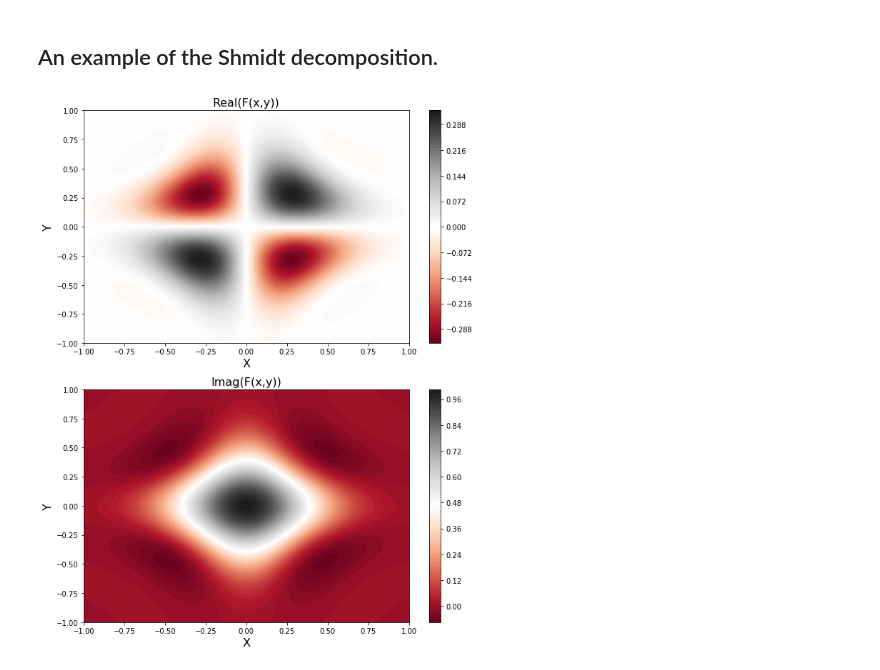
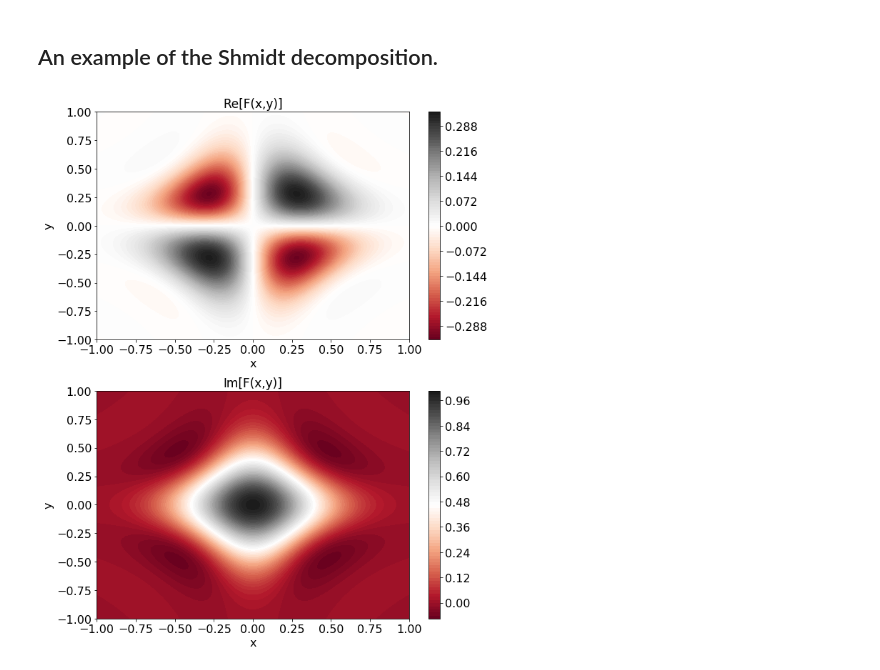
Before and after one commit to matthewR1993/shmidt_decompose, a Jupyter notebook: example.ipynb, the cells around one changed output. Drawn from its saved outputs; the diff is of its cells as text; code cells hidden in the pictures.

```diff
--- a/example.ipynb
+++ b/example.ipynb
@@ -10,33 +10,40 @@ from shmidt import shmidt_decomp
 # %%
 
 def f(x, y):
     return np.exp(-(x**2 + y**2)/0.2) * (np.sin(x*y/0.1) + 1j * np.cos(x*y/0.1))
 
 grd = 100
 x = np.linspace(-1, 1, grd)
 y = np.linspace(-1, 1, grd)
 
 X, Y = np.meshgrid(x, y)
 F = f(X, Y)
 
 
 fig = plt.figure(figsize=(9, 11))
 plt.subplot(211)
 plt.contourf(X, Y, np.real(F), 100, cmap='RdGy')
-plt.title('Real(F(x,y))', fontsize=16)
-plt.colorbar()
-plt.xlabel('X', fontsize=16)
-plt.ylabel('Y', fontsize=16)
+plt.title('Re[F(x,y)]', fontsize=17)
+cbar = plt.colorbar()
+cbar.ax.tick_params(labelsize=16)
+plt.xlabel('x', fontsize=16)
+plt.ylabel('y', fontsize=16)
+plt.xticks(fontsize=16)
+plt.yticks(fontsize=16)
 plt.subplot(212)
 plt.contourf(X, Y, np.imag(F), 100, cmap='RdGy')
-plt.title('Imag(F(x,y))', fontsize=16)
-plt.colorbar()
-plt.xlabel('X', fontsize=16)
-plt.ylabel('Y', fontsize=16)
+plt.title('Im[F(x,y)]', fontsize=17)
+cbar = plt.colorbar()
+cbar.ax.tick_params(labelsize=16)
+plt.xlabel('x', fontsize=16)
+plt.ylabel('y', fontsize=16)
+plt.xticks(fontsize=16)
+plt.yticks(fontsize=16)
 plt.tight_layout()
+plt.savefig('files/func.png', dpi=200, box_inches='tight')
 plt.show()
 # %% [output]
-[figure, old version]
+[figure, new version]
 # %%
 # Decomposition.
 modes1, modes2, eigvals, phases = shmidt_decomp(F, modes_num=40)
```
Also changed, not shown: parts of 2 cells of this notebook.
